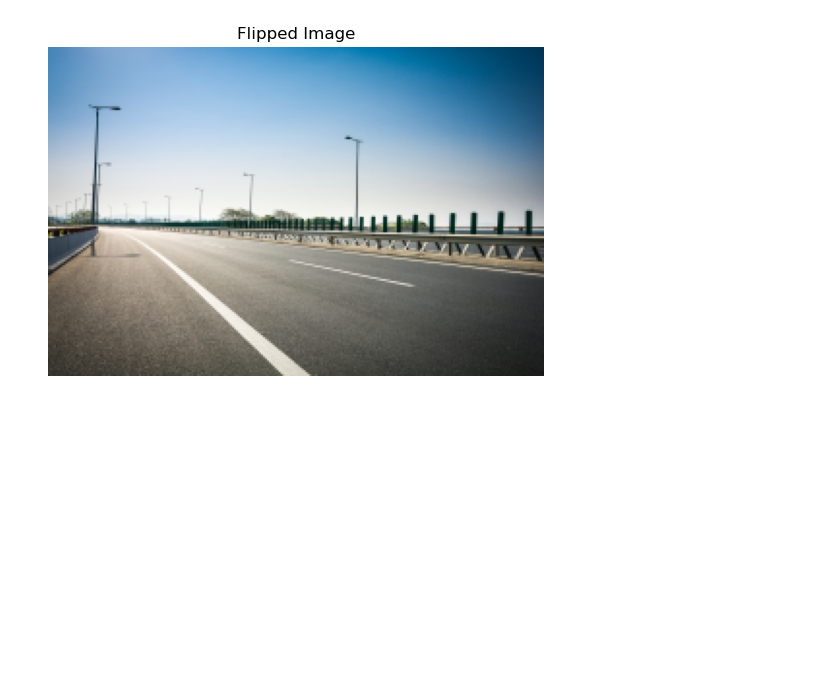
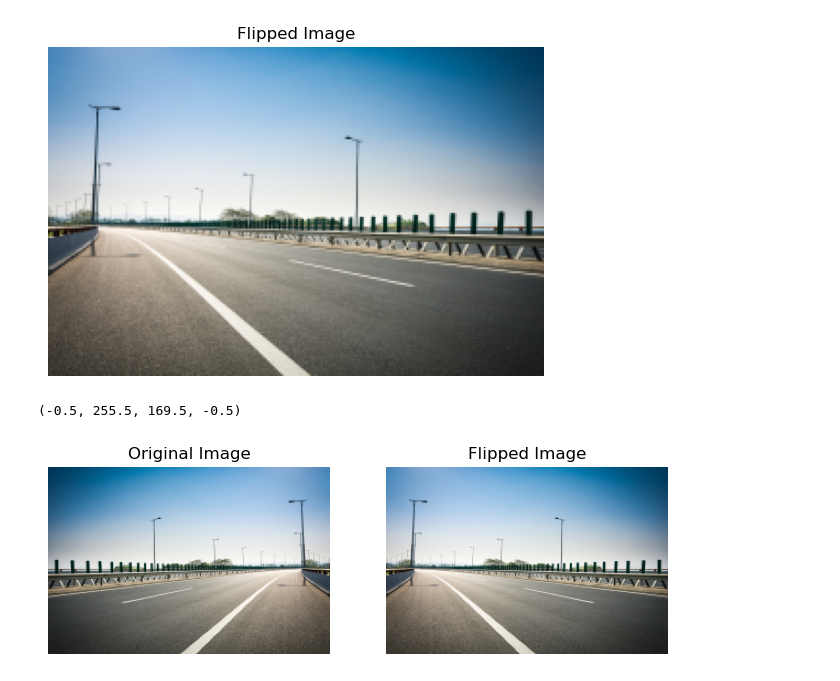
Before and after one commit to aaditya-pdgupta/Python_Course, a Jupyter notebook: Flipping_Image.ipynb, the cells around one changed output. Cells and saved outputs as stored; diff of their text form; code cells hidden in the pictures; blank space fills up the shorter version.

```diff
--- a/Flipping_Image.ipynb
+++ b/Flipping_Image.ipynb
@@ -39,11 +39,14 @@ plt.axis("off")
 # %%
 plt.figure(figsize=(8,8))
 plt.subplot(1,2,1)
-plt.imshow(im)
+plt.imshow(resized_rgb)
 plt.title("Original Image")
 plt.axis("off")
 
 plt.subplot(1,2,2)
-plt.imshow(resized_1)
-plt.title("Resized Image")
+plt.imshow(flip)
+plt.title("Flipped Image")
 plt.axis("off")
+# %% [output]
+(-0.5, 255.5, 169.5, -0.5)
+[figure, added]
```
Also changed, not shown: parts of 2 cells of this notebook.
